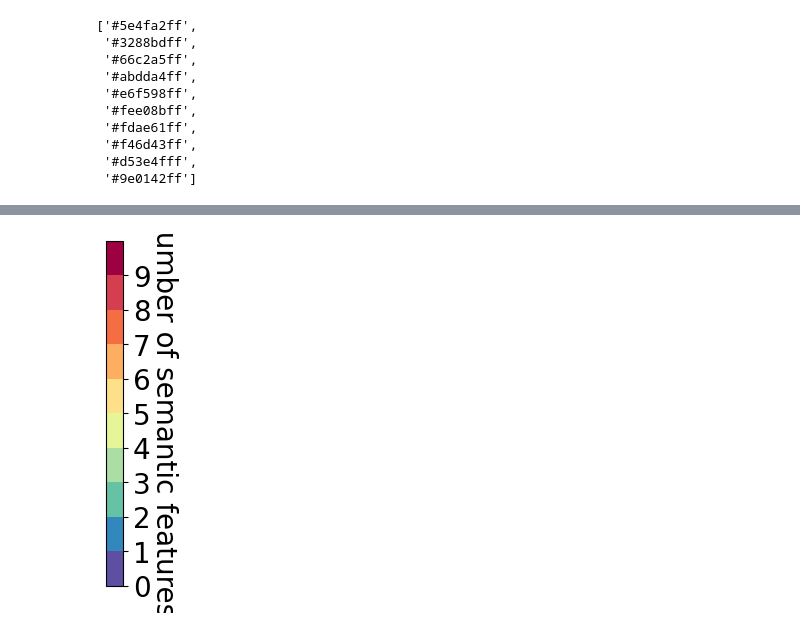
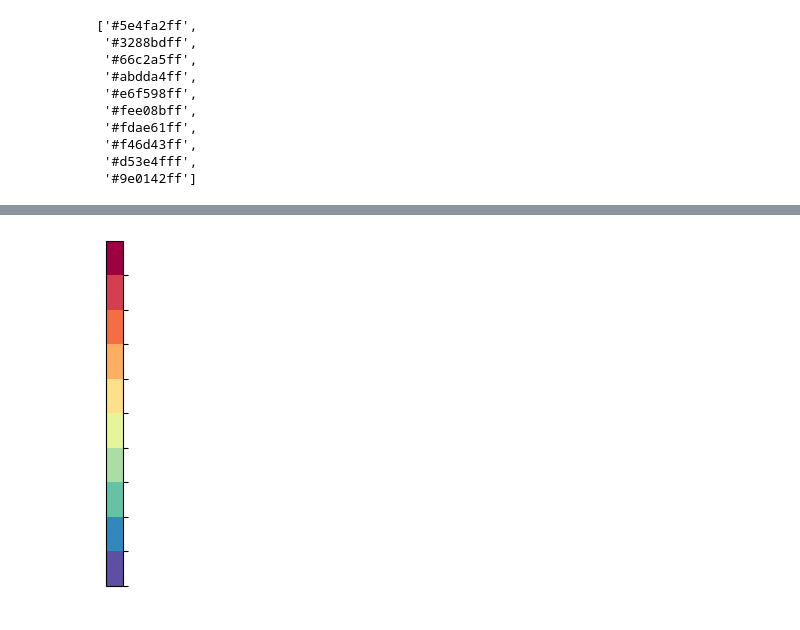
Before and after one commit to EtienneReboul/ClearSMILES, a Jupyter notebook: notebooks/memory_score.ipynb, the cells around one changed output, grey strips where cells are left out. Saved outputs shown, nothing was run; the diff lists cells and outputs as text; code cells hidden in the pictures.

Commit message:
Dark light mode support for graphical abstract

```diff
--- a/notebooks/memory_score.ipynb
+++ b/notebooks/memory_score.ipynb
@@ -735,36 +715,36 @@ def create_vertical_color_bar(hex_palette , output_file_path):
 
     # Create a norm object to map data values to the colormap
     norm = mcolors.Normalize(vmin=0, vmax=len(hex_palette))
 
     # Create a color bar
     color_bar = plt.colorbar(
         plt.cm.ScalarMappable(cmap=cmap, norm=norm),
         ax=ax,
         ticks=np.linspace(0, len(hex_palette), len(hex_palette)),
         orientation='vertical'
     )
 
     # Set the ticks and labels
     color_bar.set_ticks(np.arange(len(hex_palette)))
-    color_bar.set_ticklabels([f'{i}' for i in range(len(hex_palette))],fontsize=20)
+    color_bar.set_ticklabels([f'{i}' for i in range(len(hex_palette))],fontsize=20,color='white')
 
     # Remove the axis
     ax.remove()
 
     # Add a vertical caption
-    color_bar.ax.set_ylabel('Number of semantic features', rotation=270, labelpad=20, fontsize=20)
+    color_bar.ax.set_ylabel('Number of semantic features', rotation=270, labelpad=20, fontsize=20, color='white')
 
     # Save the color bar as an SVG file
     plt.tight_layout()
     plt.savefig(output_file_path, format="svg")
 
     # Display the color bar
     plt.show()
 
 
 create_vertical_color_bar(hex_palette, "cbar.svg")
 # %% [output]
-[figure, old version]
+[figure, new version]
 # %%
 import glob
 # %%
```
Also changed, not shown: parts of 7 cells of this notebook, 3 other files.
